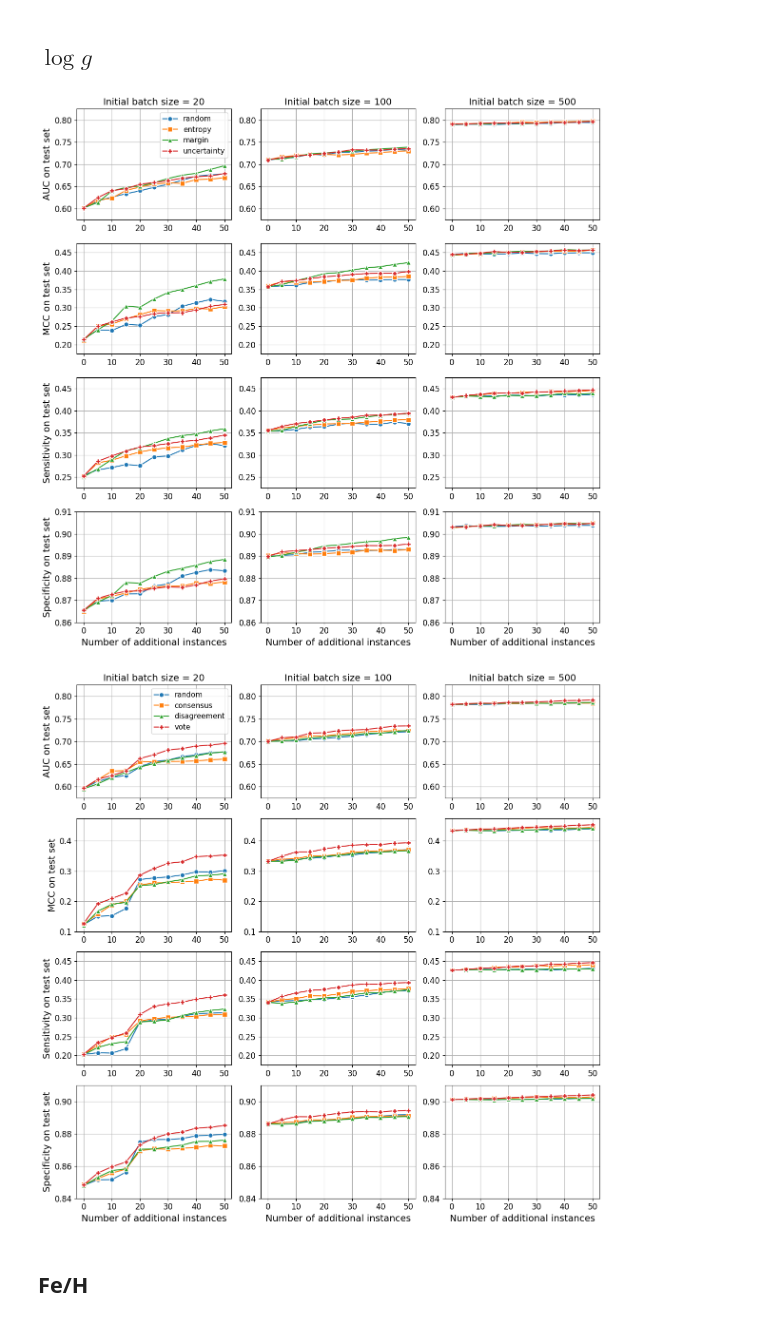
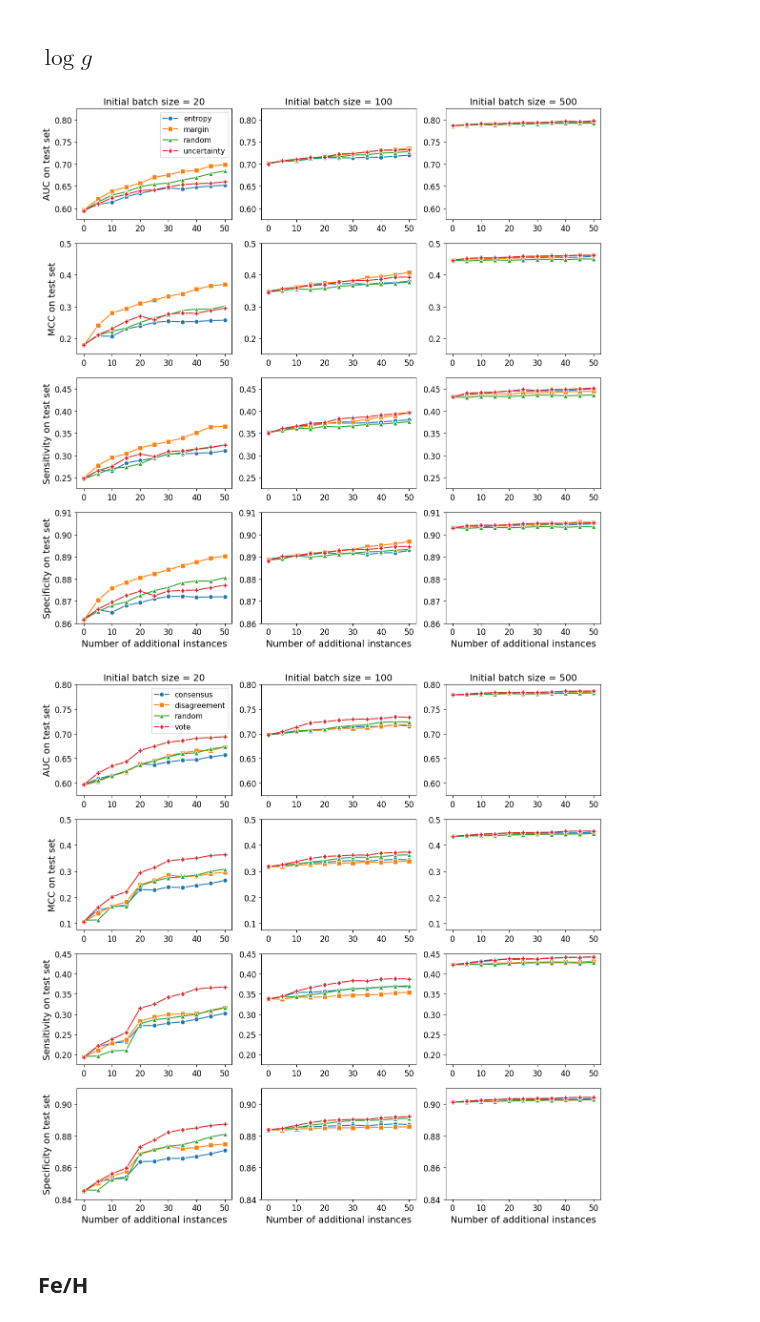
Before and after one commit to rehamelkholy/StellarAL, a Jupyter notebook: sec4_results.ipynb, the cells around one changed output. Cells and saved outputs as stored; diff of their text form; code cells hidden in the pictures.

```diff
--- a/sec4_results.ipynb
+++ b/sec4_results.ipynb
@@ -22,3 +22,13 @@ with open(file_name, 'rb') as f:
 results_data.keys()
 # %% [output]
 dict_keys(['teff_baselines', 'teff_non_comm_20', 'teff_non_comm_100', 'teff_non_comm_500', 'teff_comm_20', 'teff_comm_100', 'teff_comm_500', 'logg_baselines', 'logg_non_comm_20', 'logg_non_comm_100',  ...
+# %%
+avg_results = {}
+for key in list(results_data.keys())[:21]:
+    if 'baselines' in key: continue
+    avg_results[key] = results_data[key].groupby(['strategy', 'instance'], as_index=False).mean()[['strategy', 'instance', 'auc', 'mcc', 'sen', 'spec']].sort_values('instance').groupby('strategy').agg({
+        'auc': list,
+        'mcc': list,
+        'sen': list,
+        'spec': list
+    }).reset_index()
@@ -49,25 +527,25 @@ u.create_scores_figure(scores, y_min, y_max, fig_title, pdf_name)
 # %% [markdown]
 ## $\log{g}$
 # %%
-scores = list(results_data.values())[8:11]
-y_min = [0.575, 0.175, 0.225, 0.86]
-y_max = [0.825, 0.475, 0.475, 0.91]
+scores = list(avg_results.values())[6:9]
+y_min = [0.575, 0.15, 0.225, 0.86]
+y_max = [0.825, 0.5, 0.475, 0.91]
 fig_title = ''#'Active learning non-committee strategies applied to surface gravity'
 pdf_name = 'logg_non_comm'
 
 u.create_scores_figure(scores, y_min, y_max, fig_title, pdf_name)
 # %% [output]
-[figure, old version]
+[figure, new version]
 # %%
-scores = list(results_data.values())[11:14]
-y_min = [0.575, 0.1, 0.175, 0.84]
-y_max = [0.825, 0.475, 0.475, 0.91]
+scores = list(avg_results.values())[9:12]
+y_min = [0.575, 0.075, 0.175, 0.84]
+y_max = [0.8, 0.5, 0.45, 0.91]
 fig_title = ''#'Active learning committee strategies applied to surface gravity'
 pdf_name = 'logg_comm'
 
 u.create_scores_figure(scores, y_min, y_max, fig_title, pdf_name)
 # %% [output]
-[figure, old version]
+[figure, new version]
 # %% [markdown]
 ## Fe/H
 # %%
```
Also changed, not shown: parts of 22 cells of this notebook, 6 other files.
